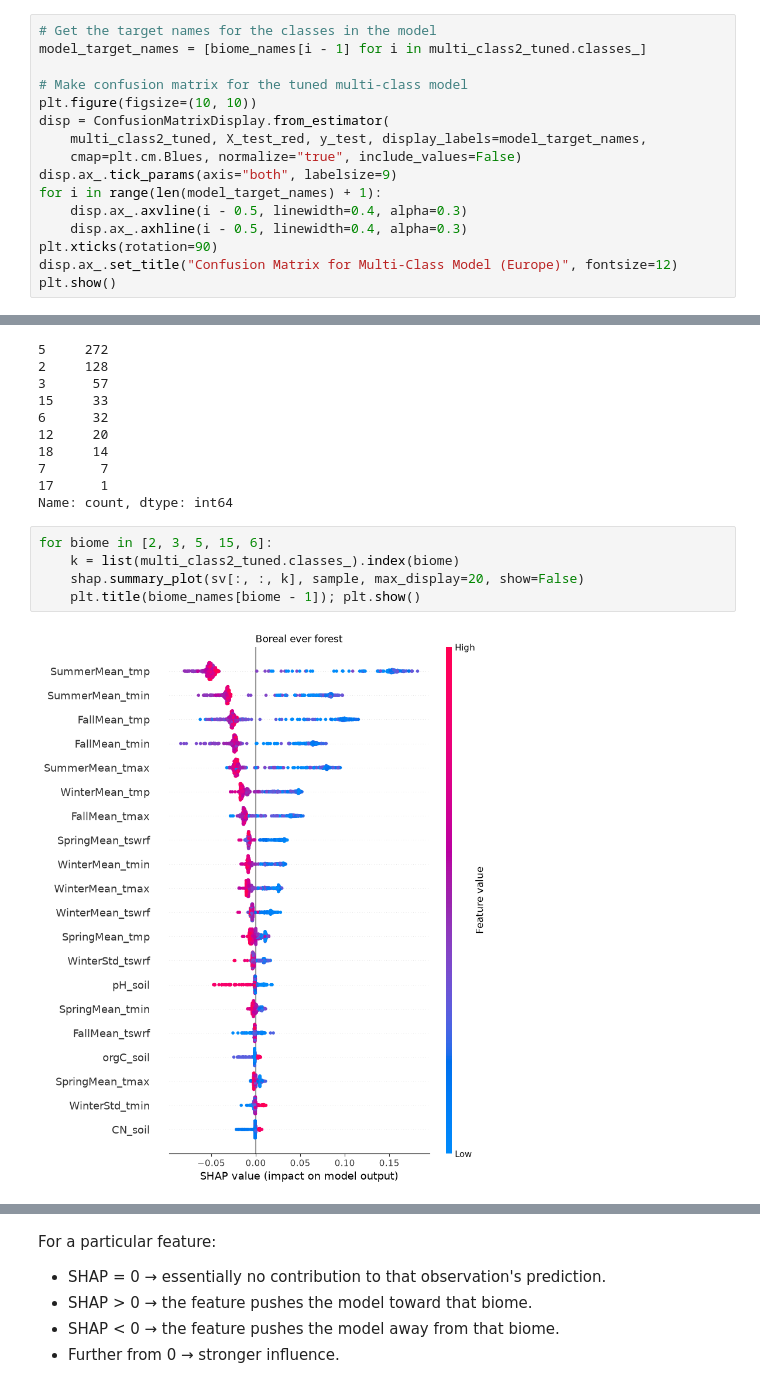
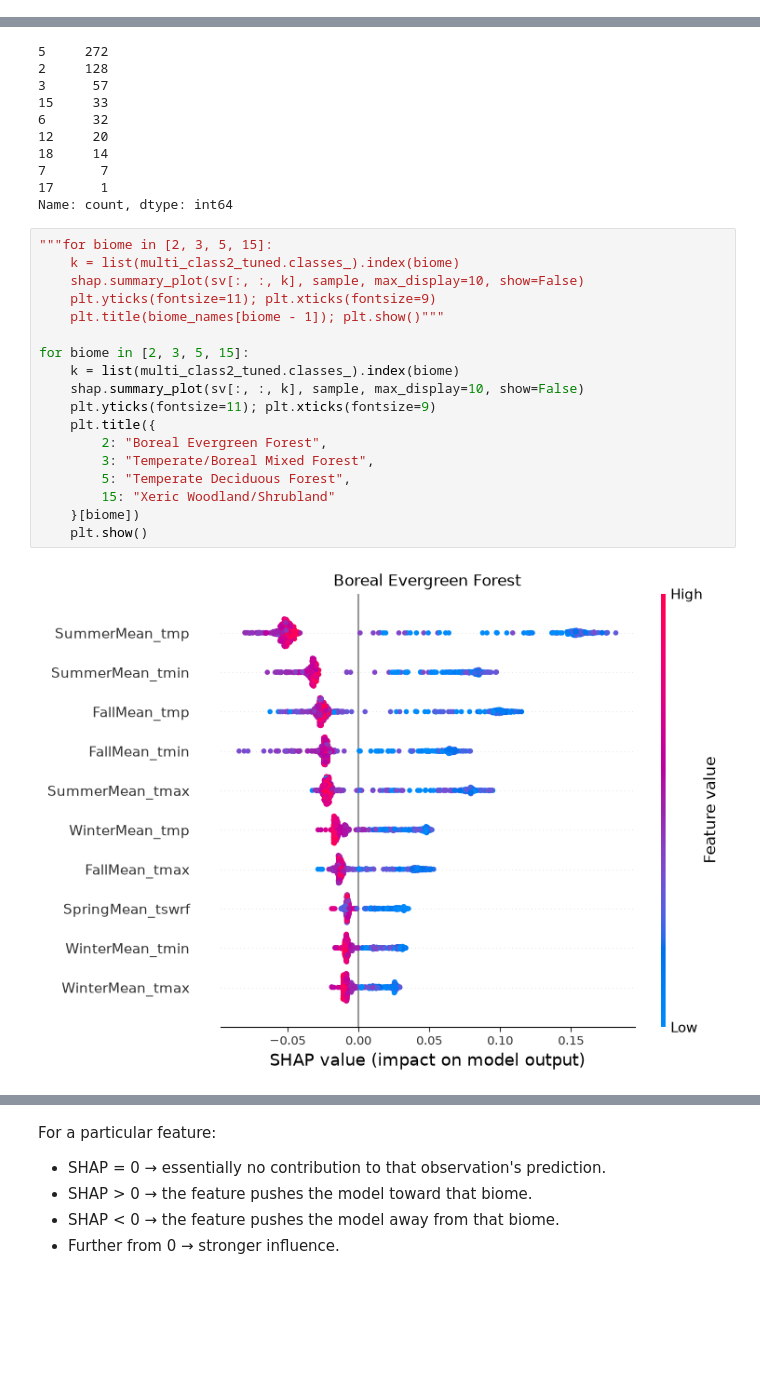
Before and after one commit to AndreaRaaschou/BERN01, a Jupyter notebook: biome_project/Orsi/main_copy_O.ipynb, the cells around one changed output, grey strips where cells are left out. Cells and saved outputs as stored; diff of their text form; blank space fills up the shorter version.

```diff
--- a/biome_project/Orsi/main_copy_O.ipynb
+++ b/biome_project/Orsi/main_copy_O.ipynb
@@ -846,18 +872,2 @@ CN_soil              0.003351
 # %% [markdown]
 ## Make plots
-# %%
-# Get the target names for the classes in the model
-model_target_names = [biome_names[i - 1] for i in multi_class2_tuned.classes_]
-
-# Make confusion matrix for the tuned multi-class model
-plt.figure(figsize=(10, 10))
-disp = ConfusionMatrixDisplay.from_estimator(
-    multi_class2_tuned, X_test_red, y_test, display_labels=model_target_names,
-    cmap=plt.cm.Blues, normalize="true", include_values=False)
-disp.ax_.tick_params(axis="both", labelsize=9)
-for i in range(len(model_target_names) + 1):
-    disp.ax_.axvline(i - 0.5, linewidth=0.4, alpha=0.3)
-    disp.ax_.axhline(i - 0.5, linewidth=0.4, alpha=0.3)
-plt.xticks(rotation=90)
-disp.ax_.set_title("Confusion Matrix for Multi-Class Model (Europe)", fontsize=12)
-plt.show()
@@ -994,9 +1013,22 @@ pd.Series(pred).value_counts()
 17      1
 Name: count, dtype: int64
 # %%
-for biome in [2, 3, 5, 15, 6]:
+"""for biome in [2, 3, 5, 15]:
     k = list(multi_class2_tuned.classes_).index(biome)
-    shap.summary_plot(sv[:, :, k], sample, max_display=20, show=False)
-    plt.title(biome_names[biome - 1]); plt.show()
+    shap.summary_plot(sv[:, :, k], sample, max_display=10, show=False)
+    plt.yticks(fontsize=11); plt.xticks(fontsize=9)
+    plt.title(biome_names[biome - 1]); plt.show()"""
+
+for biome in [2, 3, 5, 15]:
+    k = list(multi_class2_tuned.classes_).index(biome)
+    shap.summary_plot(sv[:, :, k], sample, max_display=10, show=False)
+    plt.yticks(fontsize=11); plt.xticks(fontsize=9)
+    plt.title({
+        2: "Boreal Evergreen Forest",
+        3: "Temperate/Boreal Mixed Forest",
+        5: "Temperate Deciduous Forest",
+        15: "Xeric Woodland/Shrubland"
+    }[biome])
+    plt.show()
 # %% [output]
-[figure, old version]
+[figure, new version]
```
Also changed, not shown: parts of 16 cells of this notebook.
